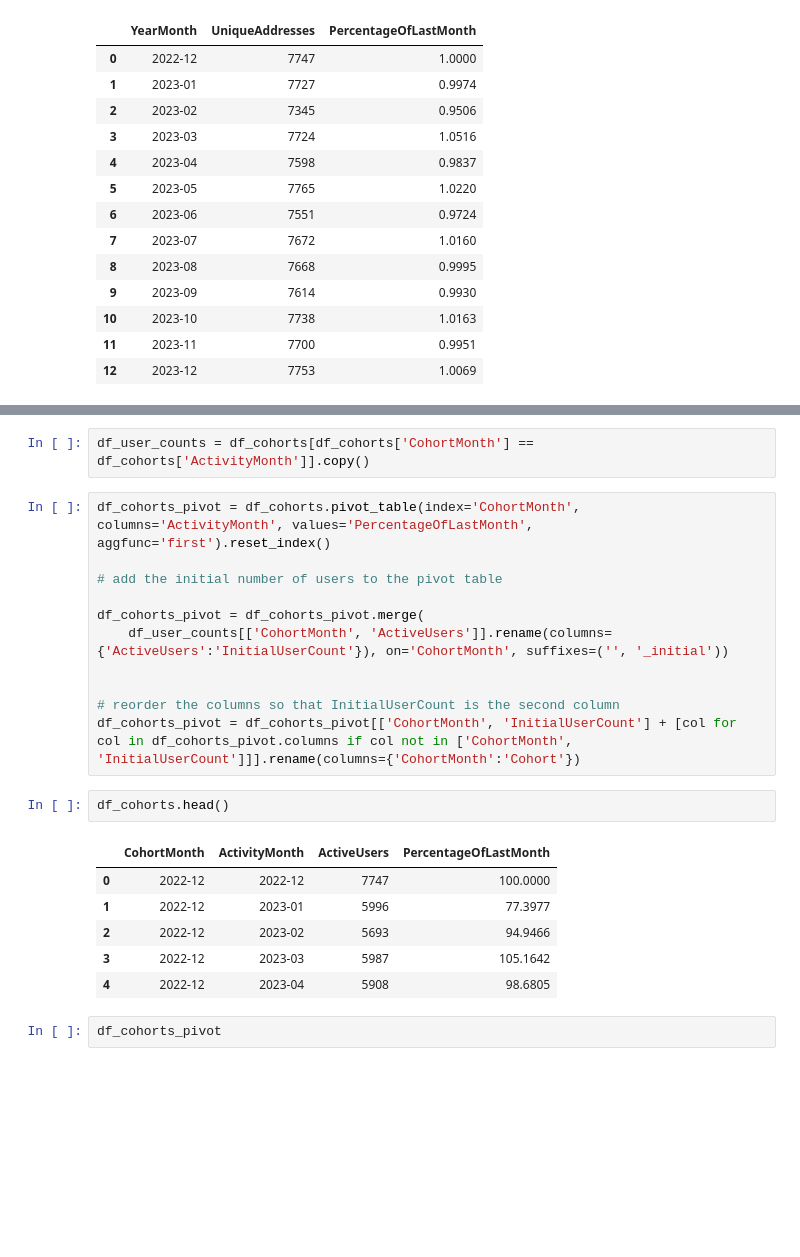
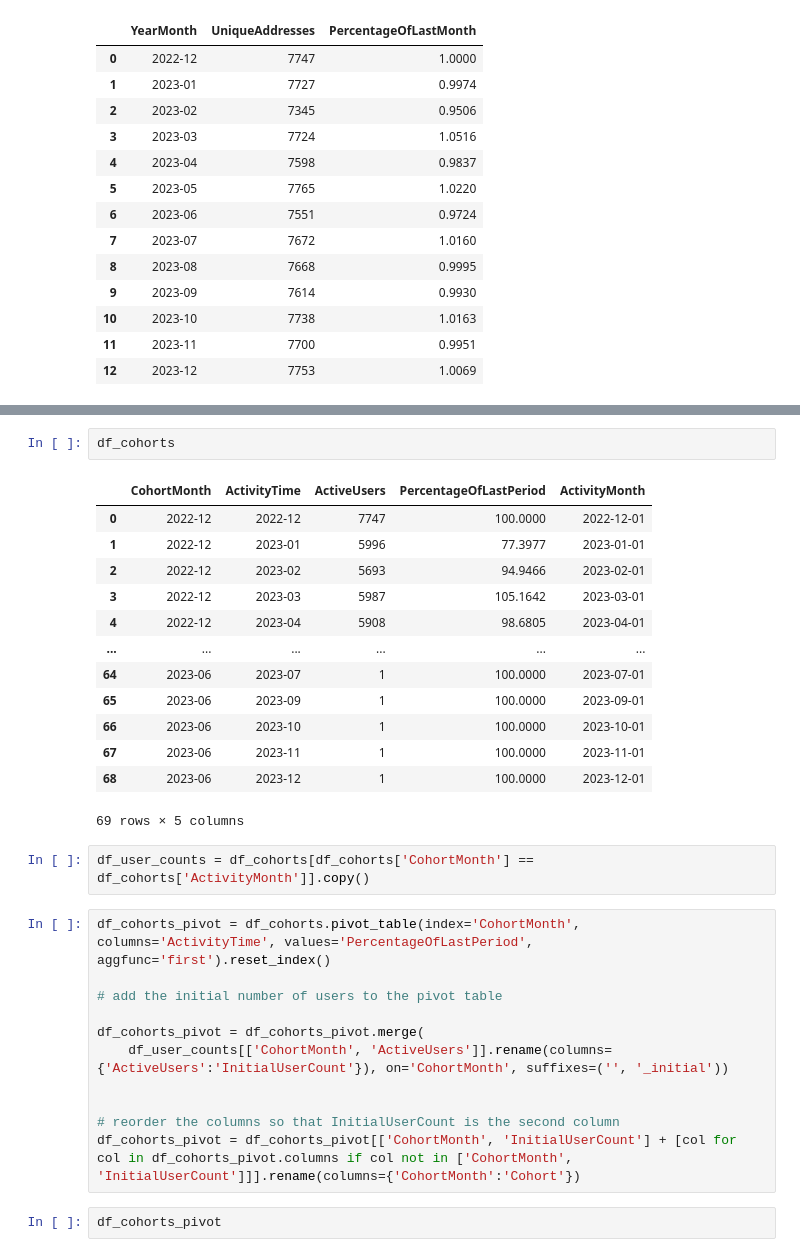
Before and after one commit to bialczykk/blockchain-analysis-simulation, a Jupyter notebook: notebook-2.ipynb, the cells around one changed output, grey strips where cells are left out. Drawn from its saved outputs; the diff is of its cells as text; blank space fills up the shorter version.

```diff
--- a/notebook-2.ipynb
+++ b/notebook-2.ipynb
@@ -257,7 +452,23 @@ df_cohorts = execute_query_to_dataframe(query, password=DB_PASSWORD, database="b
+# %%
+df_cohorts
+# %% [output]
+|  | CohortMonth | ActivityTime | ActiveUsers | PercentageOfLastPeriod | ActivityMonth |
+| 0 | 2022-12 | 2022-12 | 7747 | 100.0000 | 2022-12-01 |
+| 1 | 2022-12 | 2023-01 | 5996 | 77.3977 | 2023-01-01 |
+| 2 | 2022-12 | 2023-02 | 5693 | 94.9466 | 2023-02-01 |
+| 3 | 2022-12 | 2023-03 | 5987 | 105.1642 | 2023-03-01 |
+| 4 | 2022-12 | 2023-04 | 5908 | 98.6805 | 2023-04-01 |
+| ... | ... | ... | ... | ... | ... |
+| 64 | 2023-06 | 2023-07 | 1 | 100.0000 | 2023-07-01 |
+| 65 | 2023-06 | 2023-09 | 1 | 100.0000 | 2023-09-01 |
+| 66 | 2023-06 | 2023-10 | 1 | 100.0000 | 2023-10-01 |
+| 67 | 2023-06 | 2023-11 | 1 | 100.0000 | 2023-11-01 |
+| 68 | 2023-06 | 2023-12 | 1 | 100.0000 | 2023-12-01 |
+69 rows × 5 columns
 # %%
 df_user_counts = df_cohorts[df_cohorts['CohortMonth'] == df_cohorts['ActivityMonth']].copy()
 # %%
-df_cohorts_pivot = df_cohorts.pivot_table(index='CohortMonth', columns='ActivityMonth', values='PercentageOfLastMonth', aggfunc='first').reset_index()
+df_cohorts_pivot = df_cohorts.pivot_table(index='CohortMonth', columns='ActivityTime', values='PercentageOfLastPeriod', aggfunc='first').reset_index()
 
 # add the initial number of users to the pivot table
 
@@ -267,15 +478,6 @@ df_cohorts_pivot = df_cohorts_pivot.merge(
 
 # reorder the columns so that InitialUserCount is the second column
 df_cohorts_pivot = df_cohorts_pivot[['CohortMonth', 'InitialUserCount'] + [col for col in df_cohorts_pivot.columns if col not in ['CohortMonth', 'InitialUserCount']]].rename(columns={'CohortMonth':'Cohort'})
-# %%
-df_cohorts.head()
-# %% [output]
-|  | CohortMonth | ActivityMonth | ActiveUsers | PercentageOfLastMonth |
-| 0 | 2022-12 | 2022-12 | 7747 | 100.0000 |
-| 1 | 2022-12 | 2023-01 | 5996 | 77.3977 |
-| 2 | 2022-12 | 2023-02 | 5693 | 94.9466 |
-| 3 | 2022-12 | 2023-03 | 5987 | 105.1642 |
-| 4 | 2022-12 | 2023-04 | 5908 | 98.6805 |
 # %%
 df_cohorts_pivot
 # %% [output]
```
Also changed, not shown: parts of 18 cells of this notebook.
